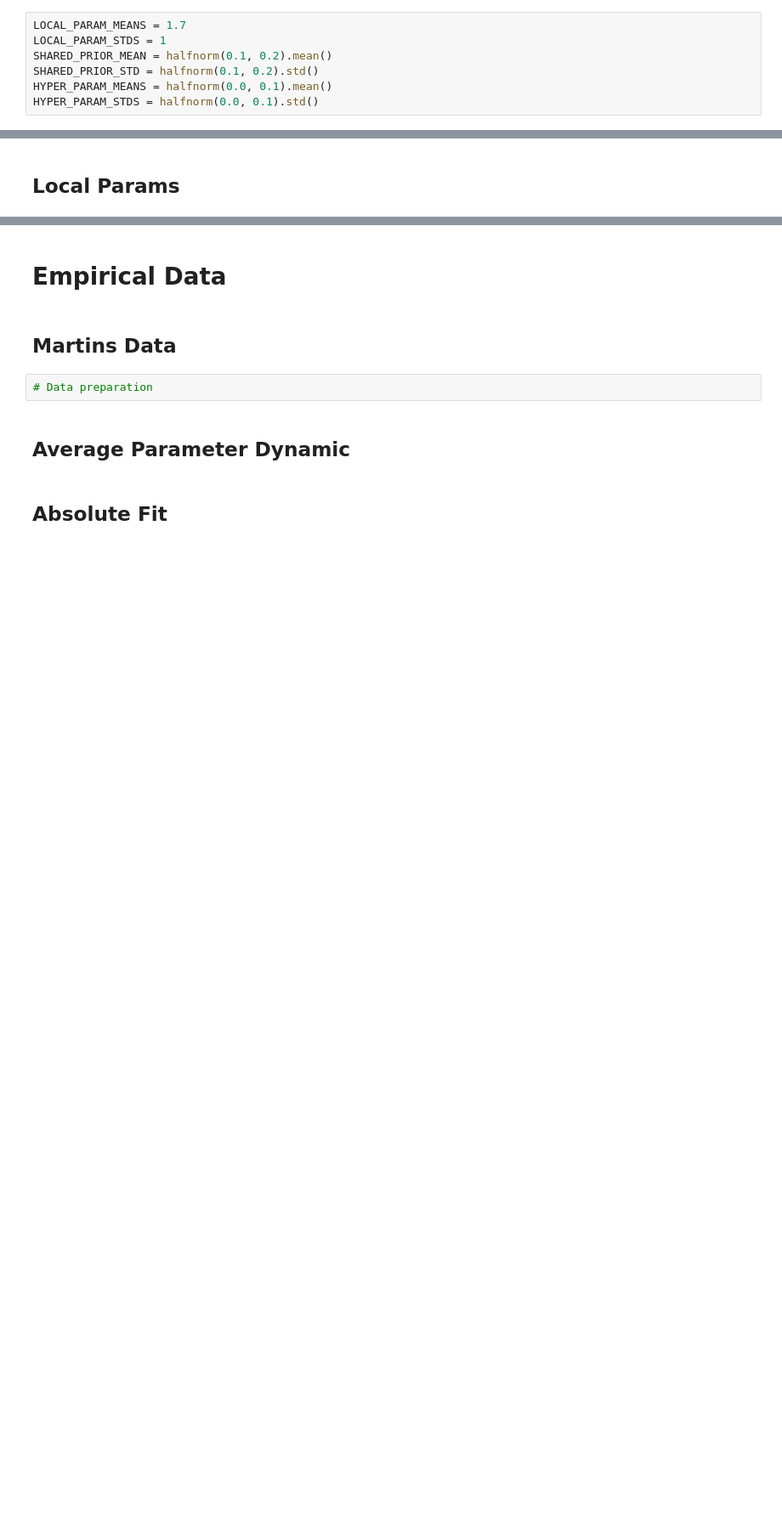
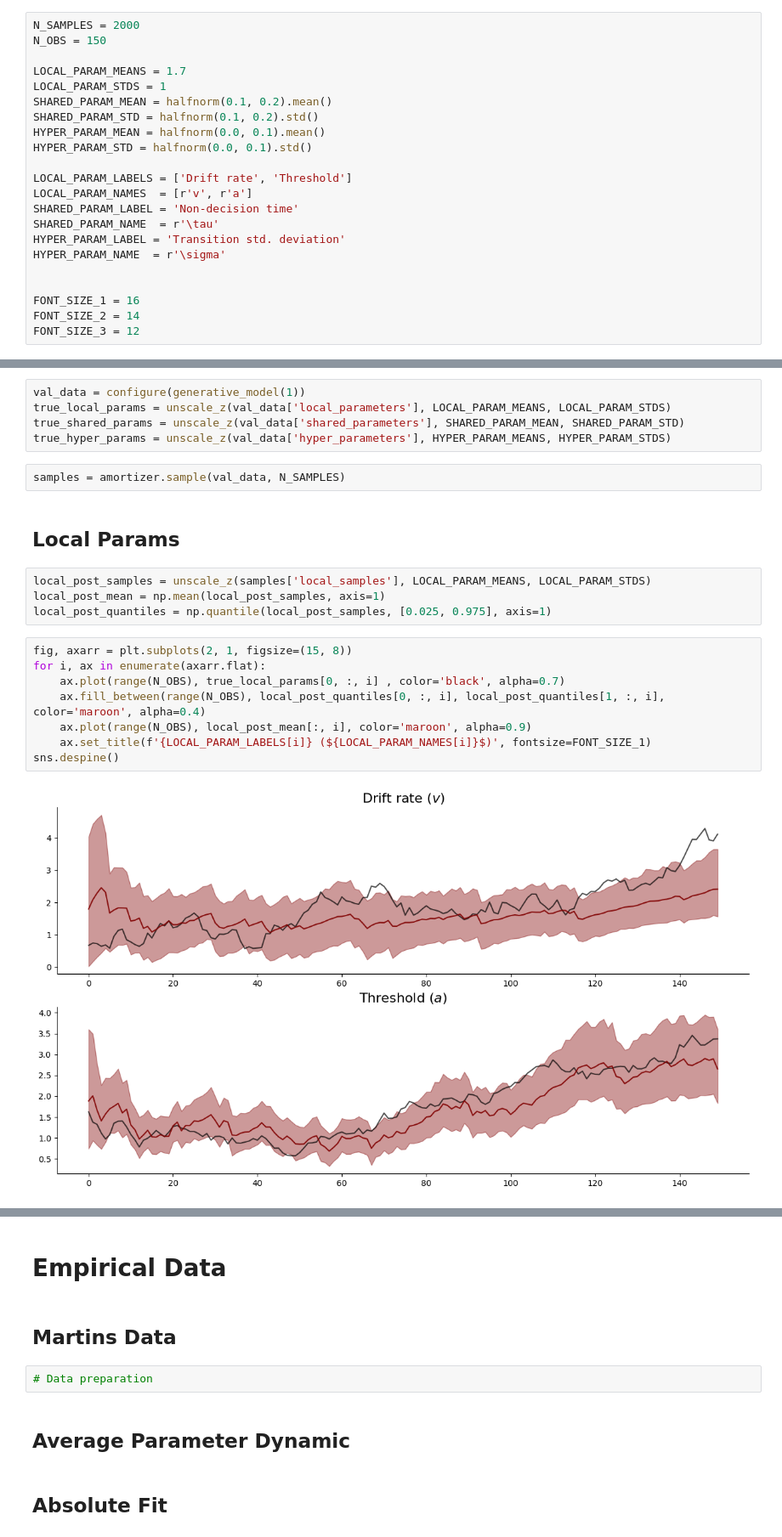
Before and after one commit to smiplab/sub-oi-dm, a Jupyter notebook: notebooks/dynamic_ddm.ipynb, the cells around one changed output, grey strips where cells are left out. Shown at 85% size. Drawn from its saved outputs; the diff is of its cells as text; blank space fills up the shorter version.

```diff
--- a/notebooks/dynamic_ddm.ipynb
+++ b/notebooks/dynamic_ddm.ipynb
@@ -19,12 +26,27 @@ print(tf.config.list_physical_devices('GPU'))
 # %% [markdown]
 # Constants
 # %%
+N_SAMPLES = 2000
+N_OBS = 150
+
 LOCAL_PARAM_MEANS = 1.7
 LOCAL_PARAM_STDS = 1
-SHARED_PRIOR_MEAN = halfnorm(0.1, 0.2).mean()
-SHARED_PRIOR_STD = halfnorm(0.1, 0.2).std()
-HYPER_PARAM_MEANS = halfnorm(0.0, 0.1).mean()
-HYPER_PARAM_STDS = halfnorm(0.0, 0.1).std()
+SHARED_PARAM_MEAN = halfnorm(0.1, 0.2).mean()
+SHARED_PARAM_STD = halfnorm(0.1, 0.2).std()
+HYPER_PARAM_MEAN = halfnorm(0.0, 0.1).mean()
+HYPER_PARAM_STD = halfnorm(0.0, 0.1).std()
+
+LOCAL_PARAM_LABELS = ['Drift rate', 'Threshold']
+LOCAL_PARAM_NAMES  = [r'v', r'a']
+SHARED_PARAM_LABEL = 'Non-decision time'
+SHARED_PARAM_NAME  = r'\tau'
+HYPER_PARAM_LABEL = 'Transition std. deviation'
+HYPER_PARAM_NAME  = r'\sigma'
+
+
+FONT_SIZE_1 = 16
+FONT_SIZE_2 = 14
+FONT_SIZE_3 = 12
 # %% [markdown]
 # Generative Model
 # %% [markdown]
@@ -161,3 +159,24 @@ val_data
+# %%
+val_data = configure(generative_model(1))
+true_local_params = unscale_z(val_data['local_parameters'], LOCAL_PARAM_MEANS, LOCAL_PARAM_STDS)
+true_shared_params = unscale_z(val_data['shared_parameters'], SHARED_PARAM_MEAN, SHARED_PARAM_STD)
+true_hyper_params = unscale_z(val_data['hyper_parameters'], HYPER_PARAM_MEANS, HYPER_PARAM_STDS)
+# %%
+samples = amortizer.sample(val_data, N_SAMPLES)
 # %% [markdown]
 ## Local Params
+# %%
+local_post_samples = unscale_z(samples['local_samples'], LOCAL_PARAM_MEANS, LOCAL_PARAM_STDS)
+local_post_mean = np.mean(local_post_samples, axis=1)
+local_post_quantiles = np.quantile(local_post_samples, [0.025, 0.975], axis=1)
+# %%
+fig, axarr = plt.subplots(2, 1, figsize=(15, 8))
+for i, ax in enumerate(axarr.flat):
+    ax.plot(range(N_OBS), true_local_params[0, :, i] , color='black', alpha=0.7)
+    ax.fill_between(range(N_OBS), local_post_quantiles[0, :, i], local_post_quantiles[1, :, i], color='maroon', alpha=0.4)
+    ax.plot(range(N_OBS), local_post_mean[:, i], color='maroon', alpha=0.9)
+    ax.set_title(f'{LOCAL_PARAM_LABELS[i]} (${LOCAL_PARAM_NAMES[i]}$)', fontsize=FONT_SIZE_1)
+sns.despine()
+# %% [output]
+[figure, added]
 # %% [markdown]
```
Also changed, not shown: parts of 13 cells of this notebook.
